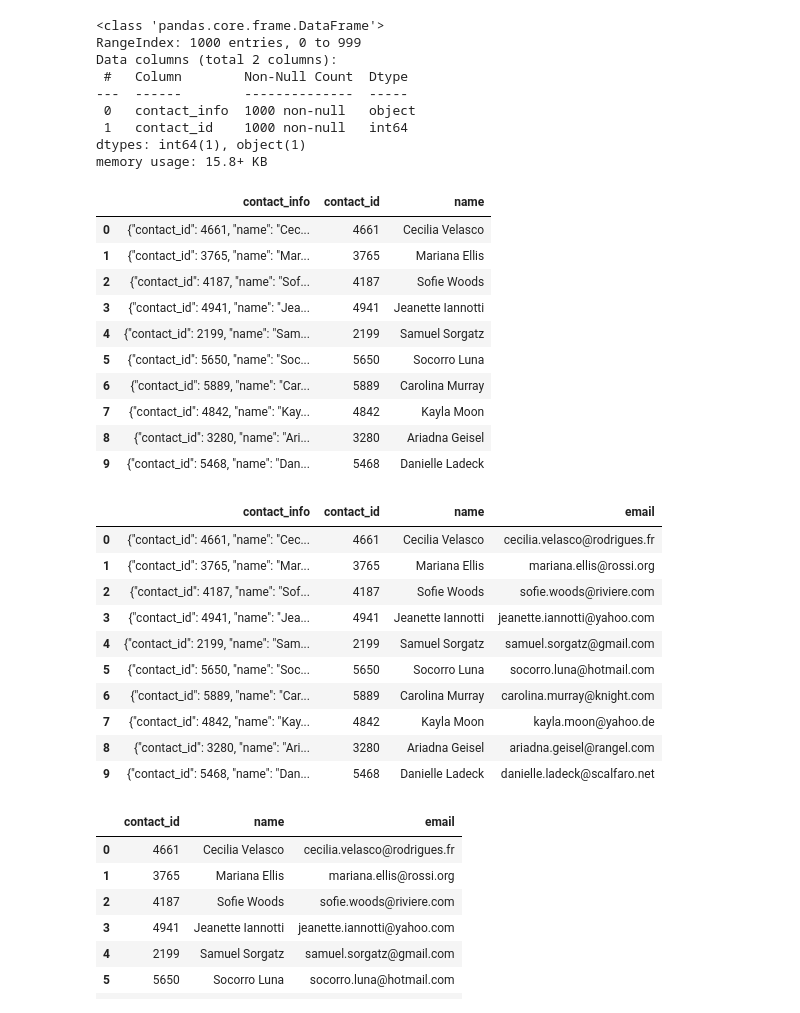
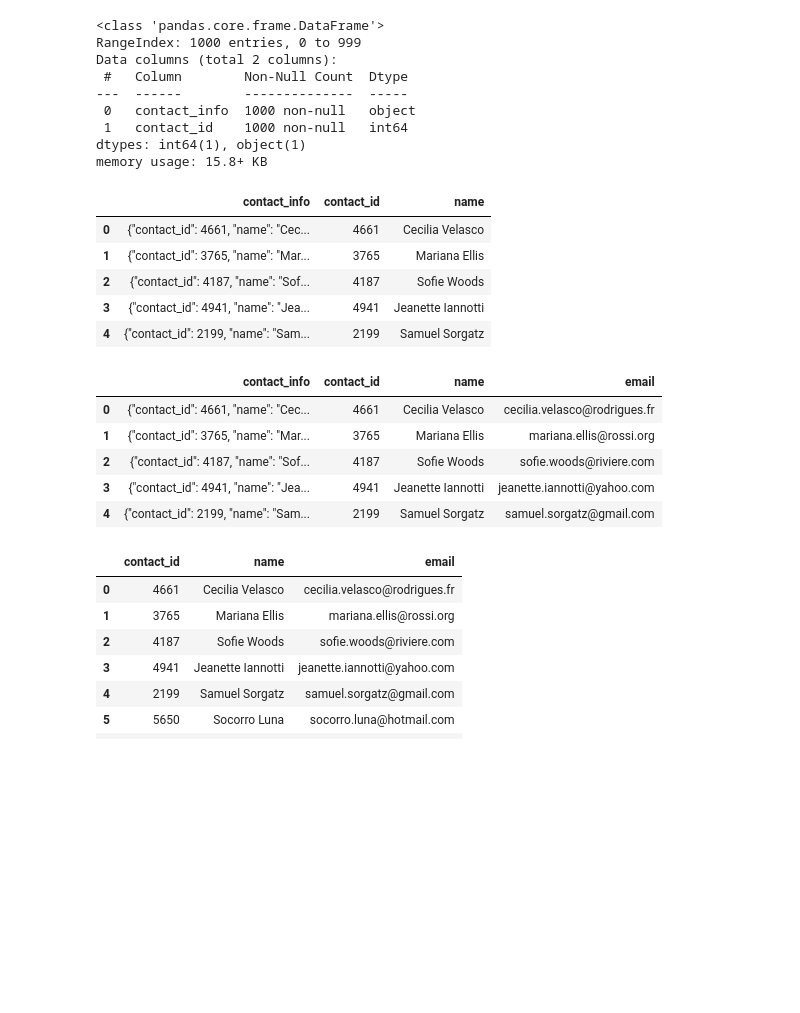
Before and after one commit to chernika81/Crowdfunding_ETL, a Jupyter notebook: ETL_Mini_Project_RKhaev_SAnleu_HWang_AArutyunyan.ipynb, the cells around one changed output. Drawn from its saved outputs; the diff is of its cells as text; code cells hidden in the pictures; blank space fills up the shorter version.

```diff
--- a/ETL_Mini_Project_RKhaev_SAnleu_HWang_AArutyunyan.ipynb
+++ b/ETL_Mini_Project_RKhaev_SAnleu_HWang_AArutyunyan.ipynb
@@ -432,8 +432,8 @@ contacts_df_clean.to_csv("Resources/contacts.csv", encoding='utf8', index=False)
 # Added line. Import a regular expression module
 import re
 # %%
-contact_info_df_copy = contact_info_df.copy()
-contact_info_df_copy.head()
+contact_info_df2 = contact_info_df.copy()
+contact_info_df2.head()
 # %% [output]
 |  | contact_info |
 | 0 | {"contact_id": 4661, "name": "Cec... |
@@ -443,6 +443,9 @@ contact_info_df_copy.head()
 | 4 | {"contact_id": 2199, "name": "Sam... |
 # %%
 # Extract the four-digit contact ID number.
+get = re.compile(r'"contact_id": (\d{4})')
+contact_info_df2['contact_id'] = contact_info_df2['contact_info'].str.extract(get)
+contact_info_df2.head()
 # %% [output]
 |  | contact_info | contact_id |
 | 0 | {"contact_id": 4661, "name": "Cec... | 4661 |
@@ -464,6 +468,8 @@ dtypes: object(2)
 memory usage: 15.8+ KB
 # %%
 # Convert the "contact_id" column to an int64 data type.
+contact_info_df2['contact_id'] = contact_info_df2['contact_id'].astype('int64')
+contact_info_df2.info()
 # %% [output]
 <class 'pandas.core.frame.DataFrame'>
 RangeIndex: 1000 entries, 0 to 999
@@ -476,6 +482,9 @@ dtypes: int64(1), object(1)
 memory usage: 15.8+ KB
 # %%
 # Extract the name of the contact and add it to a new column.
+get2 = re.compile(r'"name": "([A-Za-z]+\s[A-Za-z]+)"')
+contact_info_df2['name'] = contact_info_df2['contact_info'].str.extract(get2)
+contact_info_df2.head()
 # %% [output]
 |  | contact_info | contact_id | name |
 | 0 | {"contact_id": 4661, "name": "Cec... | 4661 | Cecilia Velasco |
@@ -483,24 +492,17 @@ memory usage: 15.8+ KB
 | 2 | {"contact_id": 4187, "name": "Sof... | 4187 | Sofie Woods |
 | 3 | {"contact_id": 4941, "name": "Jea... | 4941 | Jeanette Iannotti |
 | 4 | {"contact_id": 2199, "name": "Sam... | 2199 | Samuel Sorgatz |
-| 5 | {"contact_id": 5650, "name": "Soc... | 5650 | Socorro Luna |
-| 6 | {"contact_id": 5889, "name": "Car... | 5889 | Carolina Murray |
-| 7 | {"contact_id": 4842, "name": "Kay... | 4842 | Kayla Moon |
-| 8 | {"contact_id": 3280, "name": "Ari... | 3280 | Ariadna Geisel |
-| 9 | {"contact_id": 5468, "name": "Dan... | 5468 | Danielle Ladeck |
 # %%
 # Extract the email from the contacts and add the values to a new column.
+get3 = re.compile(r'"email": "([^"]*)"')
+contact_info_df2['email'] = contact_info_df2['contact_info'].str.extract(get3)
+contact_info_df2.head()
 # %% [output]
 |  | contact_info | contact_id | name | email |
 | 0 | {"contact_id": 4661, "name": "Cec... | 4661 | Cecilia Velasco | cecilia.velasco@rodrigues.fr |
 | 1 | {"contact_id": 3765, "name": "Mar... | 3765 | Mariana Ellis | mariana.ellis@rossi.org |
 | 2 | {"contact_id": 4187, "name": "Sof... | 4187 | Sofie Woods | sofie.woods@riviere.com |
 | 3 | {"contact_id": 4941, "name": "Jea... | 4941 | Jeanette Iannotti | jeanette.iannotti@yahoo.com |
 | 4 | {"contact_id": 2199, "name": "Sam... | 2199 | Samuel Sorgatz | samuel.sorgatz@gmail.com |
-| 5 | {"contact_id": 5650, "name": "Soc... | 5650 | Socorro Luna | socorro.luna@hotmail.com |
-| 6 | {"contact_id": 5889, "name": "Car... | 5889 | Carolina Murray | carolina.murray@knight.com |
-| 7 | {"contact_id": 4842, "name": "Kay... | 4842 | Kayla Moon | kayla.moon@yahoo.de |
-| 8 | {"contact_id": 3280, "name": "Ari... | 3280 | Ariadna Geisel | ariadna.geisel@rangel.com |
-| 9 | {"contact_id": 5468, "name": "Dan... | 5468 | Danielle Ladeck | danielle.ladeck@scalfaro.net |
 # %%
 # Create a copy of the contact_info_df with the 'contact_id', 'name', 'email' columns.
```
Also changed, not shown: parts of 5 cells of this notebook.
